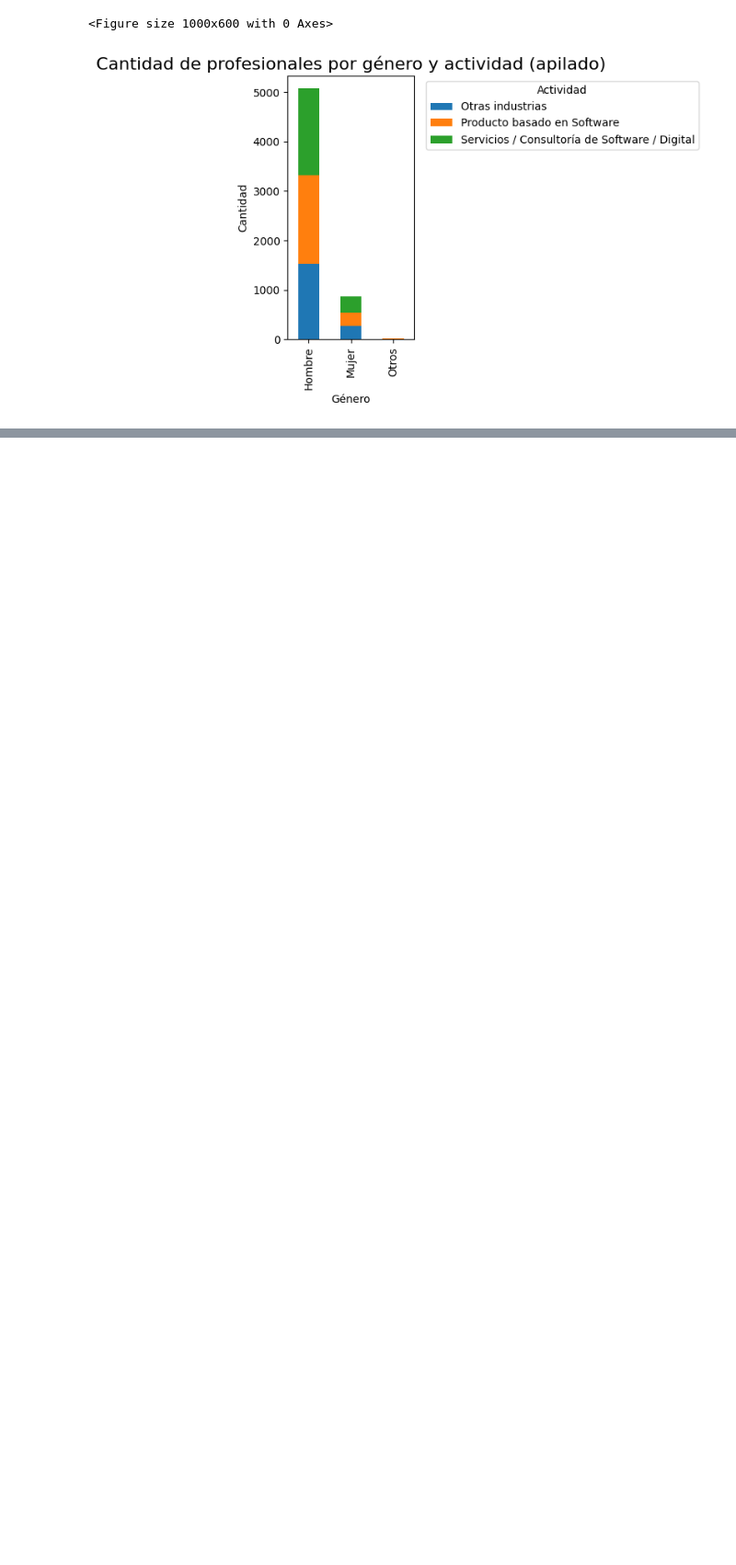
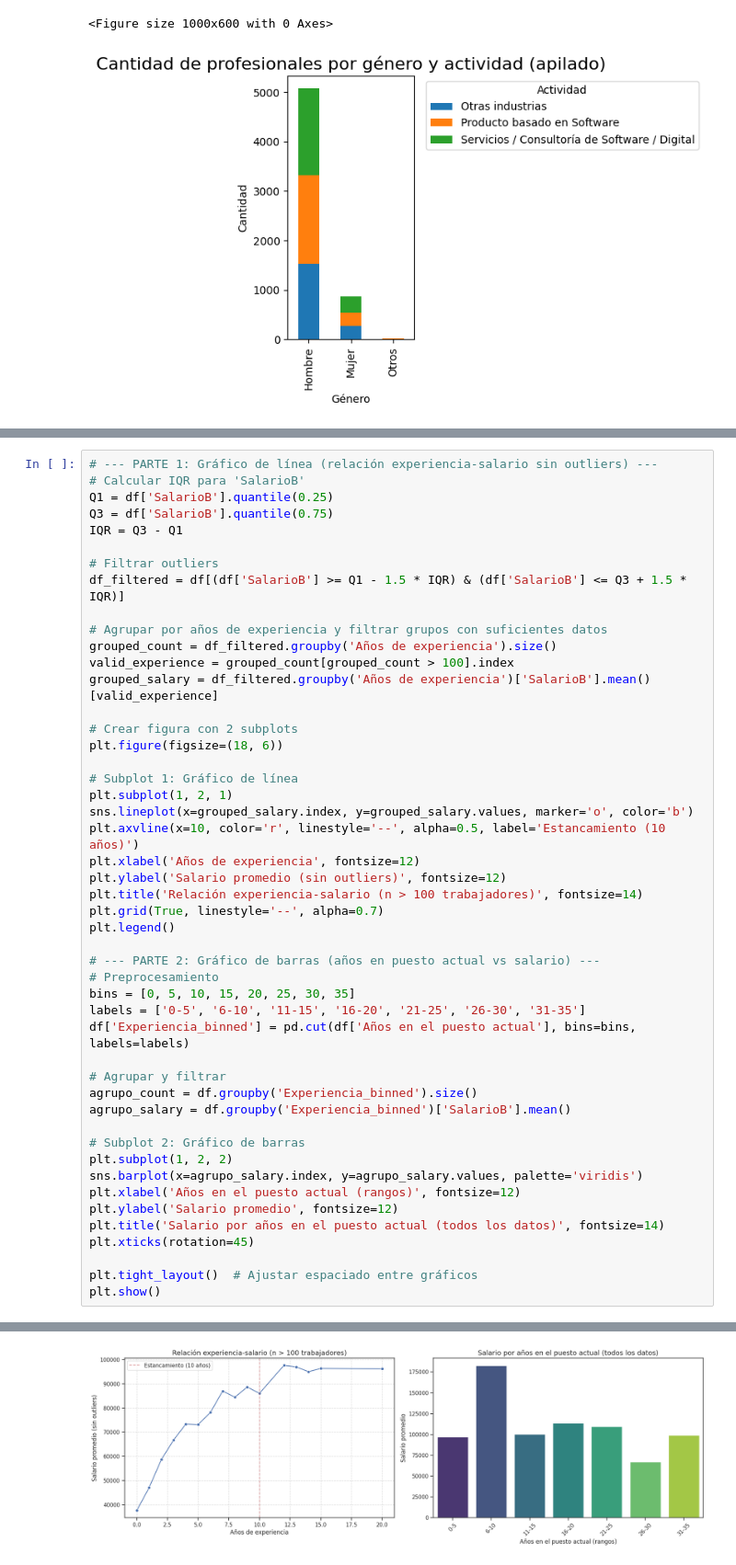
Before and after one commit to Andru-1987/74235-_DataScience_I, a Jupyter notebook: clase_8/linear-ejemplo-real.ipynb, the cells around one changed output, grey strips where cells are left out. Shown: that part at 92% size. Cells and saved outputs as stored; diff of their text form; blank space fills up the shorter version.

```diff
--- a/clase_8/linear-ejemplo-real.ipynb
+++ b/clase_8/linear-ejemplo-real.ipynb
@@ -282,0 +363,49 @@ plt.show()
+# %%
+# --- PARTE 1: Gráfico de línea (relación experiencia-salario sin outliers) ---
+# Calcular IQR para 'SalarioB'
+Q1 = df['SalarioB'].quantile(0.25)
+Q3 = df['SalarioB'].quantile(0.75)
+IQR = Q3 - Q1
+
+# Filtrar outliers
+df_filtered = df[(df['SalarioB'] >= Q1 - 1.5 * IQR) & (df['SalarioB'] <= Q3 + 1.5 * IQR)]
+
+# Agrupar por años de experiencia y filtrar grupos con suficientes datos
+grouped_count = df_filtered.groupby('Años de experiencia').size()
+valid_experience = grouped_count[grouped_count > 100].index
+grouped_salary = df_filtered.groupby('Años de experiencia')['SalarioB'].mean()[valid_experience]
+
+# Crear figura con 2 subplots
+plt.figure(figsize=(18, 6))
+
+# Subplot 1: Gráfico de línea
+plt.subplot(1, 2, 1)
+sns.lineplot(x=grouped_salary.index, y=grouped_salary.values, marker='o', color='b')
+plt.axvline(x=10, color='r', linestyle='--', alpha=0.5, label='Estancamiento (10 años)')
+plt.xlabel('Años de experiencia', fontsize=12)
+plt.ylabel('Salario promedio (sin outliers)', fontsize=12)
+plt.title('Relación experiencia-salario (n > 100 trabajadores)', fontsize=14)
+plt.grid(True, linestyle='--', alpha=0.7)
+plt.legend()
+
+# --- PARTE 2: Gráfico de barras (años en puesto actual vs salario) ---
+# Preprocesamiento
+bins = [0, 5, 10, 15, 20, 25, 30, 35]
+labels = ['0-5', '6-10', '11-15', '16-20', '21-25', '26-30', '31-35']
+df['Experiencia_binned'] = pd.cut(df['Años en el puesto actual'], bins=bins, labels=labels)
+
+# Agrupar y filtrar
+agrupo_count = df.groupby('Experiencia_binned').size()
+agrupo_salary = df.groupby('Experiencia_binned')['SalarioB'].mean()
+
+# Subplot 2: Gráfico de barras
+plt.subplot(1, 2, 2)
+sns.barplot(x=agrupo_salary.index, y=agrupo_salary.values, palette='viridis')
+plt.xlabel('Años en el puesto actual (rangos)', fontsize=12)
+plt.ylabel('Salario promedio', fontsize=12)
+plt.title('Salario por años en el puesto actual (todos los datos)', fontsize=14)
+plt.xticks(rotation=45)
+
+plt.tight_layout()  # Ajustar espaciado entre gráficos
+plt.show()
+# %% [output]
@@ -282,0 +415 @@ plt.show()
+[figure, added]
```
Also changed, not shown: parts of 18 cells of this notebook.
